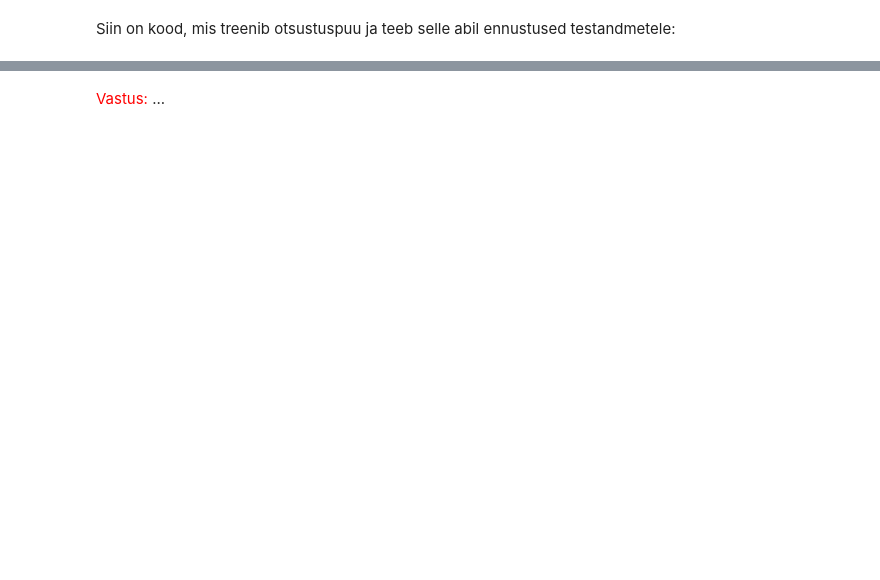
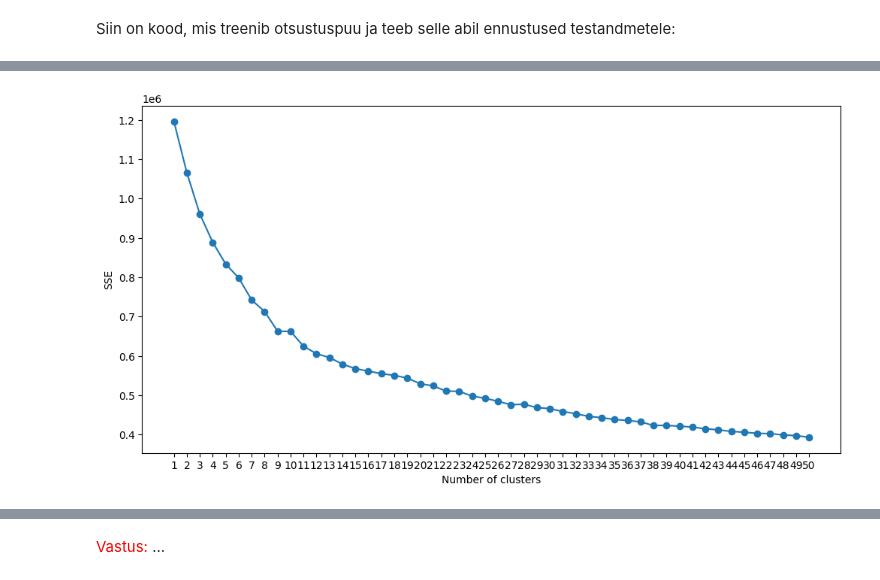
Before and after one commit to saskia002/andmeteaduse-meetodid, a Jupyter notebook: kodutööd/4/ATM2025_kodutoo_4.ipynb, the cells around one changed output, grey strips where cells are left out. Saved outputs shown, nothing was run; the diff lists cells and outputs as text; code cells hidden in the pictures; blank space fills up the shorter version.

```diff
--- a/kodutööd/4/ATM2025_kodutoo_4.ipynb
+++ b/kodutööd/4/ATM2025_kodutoo_4.ipynb
@@ -222,0 +373,27 @@ TEST_ennustused = rf.predict(TEST_pildid)
+# %%
+# 1
+# 	K-keskmiste meetodil (mitte sassi ajada K lähima naabri meetodiga) klasterdada andmestik treen_pildid. Seejuures valida parim K küünarnukimeetodil väärtuste K=1,2,...,50 seast.
+
+
+K_options = range(1, 51)
+k_means_score = []
+
+for K in K_options:
+	k_means = KMeans(n_clusters=K, random_state=0)
+	k_means.fit(treen_pildid)
+
+	# Kasutame SSE (sum of squared errors) kui klasterdamise kvaliteedi mõõdikut
+	# Mida võiksem ruutviga seda parem klasterdus
+
+	score = k_means.inertia_
+	k_means_score.append(score)
+
+
+plt.figure(figsize=(12, 6))
+plt.plot(K_options, k_means_score, marker='o')
+plt.ylabel('SSE')
+plt.xlabel('Number of clusters')
+plt.xticks(K_options)
+plt.show()
+# %% [output]
+[figure, added]
```
Also changed, not shown: parts of 98 cells of this notebook, 1 other file.
